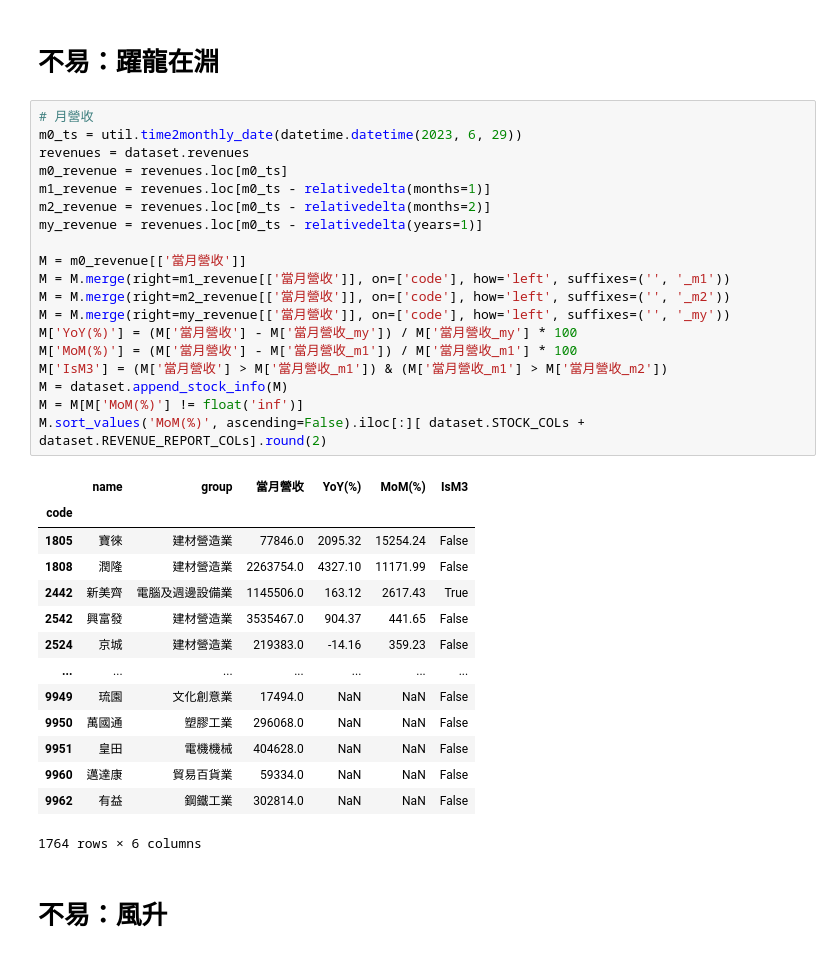
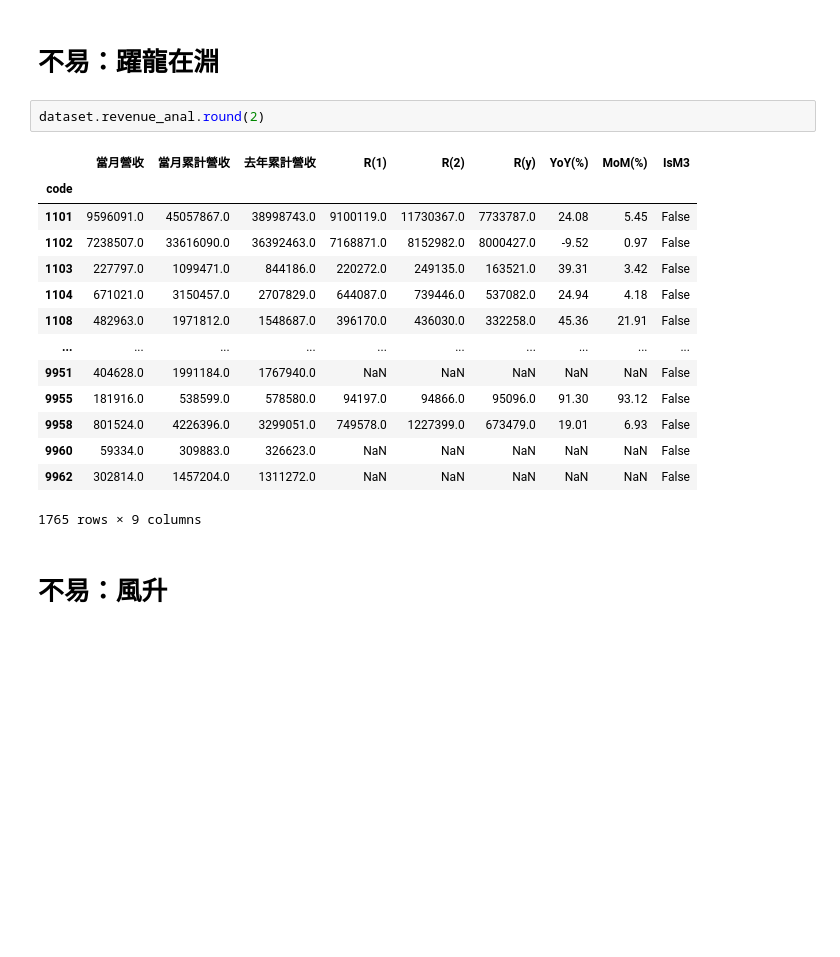
Before and after one commit to yangaound/stock.tw, a Jupyter notebook: README.ipynb, the cells around one changed output. Drawn from its saved outputs; the diff is of its cells as text; blank space fills up the shorter version.

Commit message:
feat: add analysis of revenue & fin_stmt

```diff
--- a/README.ipynb
+++ b/README.ipynb
@@ -60,39 +50,22 @@ df.round(2)
 # %% [markdown]
 # 不易：躍龍在淵
 # %%
-# 月營收
-m0_ts = util.time2monthly_date(datetime.datetime(2023, 6, 29))
-revenues = dataset.revenues
-m0_revenue = revenues.loc[m0_ts]
-m1_revenue = revenues.loc[m0_ts - relativedelta(months=1)]
-m2_revenue = revenues.loc[m0_ts - relativedelta(months=2)]
-my_revenue = revenues.loc[m0_ts - relativedelta(years=1)]
-
-M = m0_revenue[['當月營收']]
-M = M.merge(right=m1_revenue[['當月營收']], on=['code'], how='left', suffixes=('', '_m1'))
-M = M.merge(right=m2_revenue[['當月營收']], on=['code'], how='left', suffixes=('', '_m2'))
-M = M.merge(right=my_revenue[['當月營收']], on=['code'], how='left', suffixes=('', '_my'))
-M['YoY(%)'] = (M['當月營收'] - M['當月營收_my']) / M['當月營收_my'] * 100
-M['MoM(%)'] = (M['當月營收'] - M['當月營收_m1']) / M['當月營收_m1'] * 100
-M['IsM3'] = (M['當月營收'] > M['當月營收_m1']) & (M['當月營收_m1'] > M['當月營收_m2'])
-M = dataset.append_stock_info(M)
-M = M[M['MoM(%)'] != float('inf')]
-M.sort_values('MoM(%)', ascending=False).iloc[:][ dataset.STOCK_COLs + dataset.REVENUE_REPORT_COLs].round(2)
+dataset.revenue_anal.round(2)
 # %% [output]
-|  | name | group | 當月營收 | YoY(%) | MoM(%) | IsM3 |
-| code |  |  |  |  |  |  |
-| 1805 | 寶徠 | 建材營造業 | 77846.0 | 2095.32 | 15254.24 | False |
-| 1808 | 潤隆 | 建材營造業 | 2263754.0 | 4327.10 | 11171.99 | False |
-| 2442 | 新美齊 | 電腦及週邊設備業 | 1145506.0 | 163.12 | 2617.43 | True |
-| 2542 | 興富發 | 建材營造業 | 3535467.0 | 904.37 | 441.65 | False |
-| 2524 | 京城 | 建材營造業 | 219383.0 | -14.16 | 359.23 | False |
-| ... | ... | ... | ... | ... | ... | ... |
-| 9949 | 琉園 | 文化創意業 | 17494.0 | NaN | NaN | False |
-| 9950 | 萬國通 | 塑膠工業 | 296068.0 | NaN | NaN | False |
-| 9951 | 皇田 | 電機機械 | 404628.0 | NaN | NaN | False |
-| 9960 | 邁達康 | 貿易百貨業 | 59334.0 | NaN | NaN | False |
-| 9962 | 有益 | 鋼鐵工業 | 302814.0 | NaN | NaN | False |
+|  | 當月營收 | 當月累計營收 | 去年累計營收 | R(1) | R(2) | R(y) | YoY(%) | MoM(%) | IsM3 |
+| code |  |  |  |  |  |  |  |  |  |
+| 1101 | 9596091.0 | 45057867.0 | 38998743.0 | 9100119.0 | 11730367.0 | 7733787.0 | 24.08 | 5.45 | False |
+| 1102 | 7238507.0 | 33616090.0 | 36392463.0 | 7168871.0 | 8152982.0 | 8000427.0 | -9.52 | 0.97 | False |
+| 1103 | 227797.0 | 1099471.0 | 844186.0 | 220272.0 | 249135.0 | 163521.0 | 39.31 | 3.42 | False |
+| 1104 | 671021.0 | 3150457.0 | 2707829.0 | 644087.0 | 739446.0 | 537082.0 | 24.94 | 4.18 | False |
+| 1108 | 482963.0 | 1971812.0 | 1548687.0 | 396170.0 | 436030.0 | 332258.0 | 45.36 | 21.91 | False |
+| ... | ... | ... | ... | ... | ... | ... | ... | ... | ... |
+| 9951 | 404628.0 | 1991184.0 | 1767940.0 | NaN | NaN | NaN | NaN | NaN | False |
+| 9955 | 181916.0 | 538599.0 | 578580.0 | 94197.0 | 94866.0 | 95096.0 | 91.30 | 93.12 | False |
+| 9958 | 801524.0 | 4226396.0 | 3299051.0 | 749578.0 | 1227399.0 | 673479.0 | 19.01 | 6.93 | False |
+| 9960 | 59334.0 | 309883.0 | 326623.0 | NaN | NaN | NaN | NaN | NaN | False |
+| 9962 | 302814.0 | 1457204.0 | 1311272.0 | NaN | NaN | NaN | NaN | NaN | False |
-1764 rows × 6 columns
+1765 rows × 9 columns
 # %% [markdown]
 # 不易：風升
 # %%
```
Also changed, not shown: parts of 7 cells of this notebook, 2 other files.
